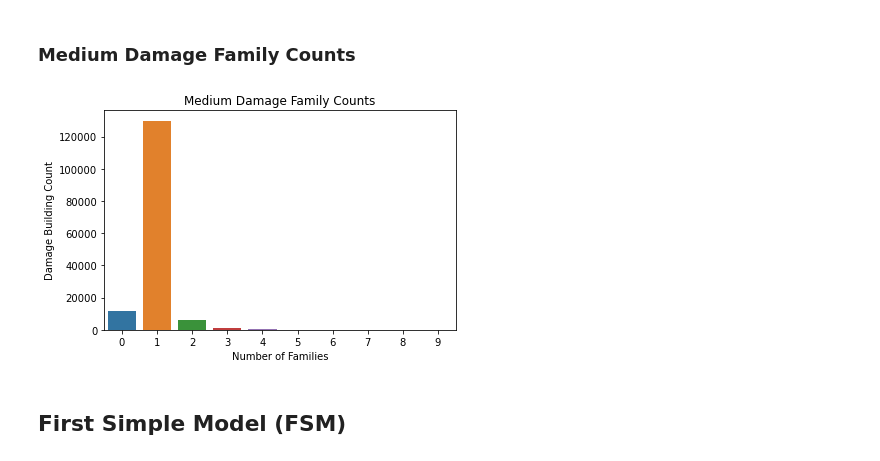
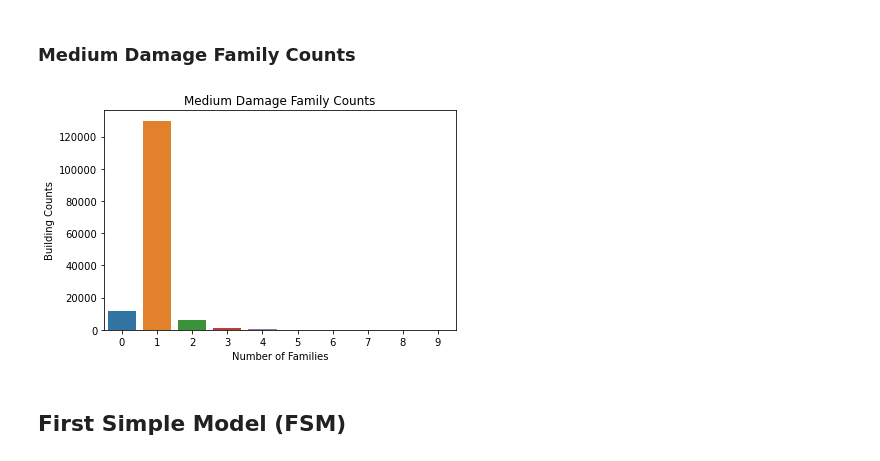
Before and after one commit to WolfnChaos/Capstone-Modeling-Earthquake-Damage, a Jupyter notebook: First_Working_Notebook.ipynb, the cells around one changed output. Cells and saved outputs as stored; diff of their text form; code cells hidden in the pictures.

```diff
--- a/First_Working_Notebook.ipynb
+++ b/First_Working_Notebook.ipynb
@@ -130,18 +220,18 @@ fig.savefig('Images/single_family_count.png')
 # %%
 fig, ax = plt.subplots()
 
 df_complete_destruction = pd.DataFrame(df[df['damage_grade'] == 2]['count_families'].value_counts())
 df_complete_destruction['family_count'] = df_complete_destruction.index
 
 ax = sns.barplot(data=df_complete_destruction, x='family_count', y='count_families')
 ax.set_title('Medium Damage Family Counts')
 ax.set_xlabel('Number of Families')
-ax.set_ylabel('Damage Building Count')
+ax.set_ylabel('Building Counts')
 
 plt.tight_layout()
 fig.savefig('Images/medium_damage_family_counts.png')
 # %% [output]
-[figure, old version]
+[figure, new version]
 # %% [markdown]
 ## First Simple Model (FSM)
 # %% [markdown]
```
Also changed, not shown: parts of 13 cells of this notebook, 1 other file.
